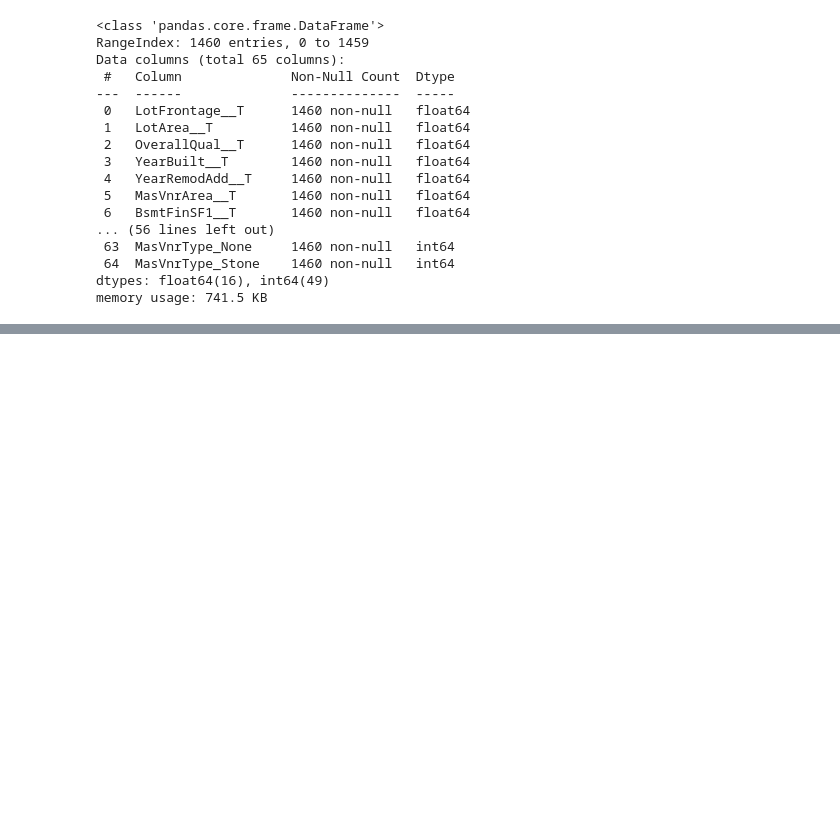
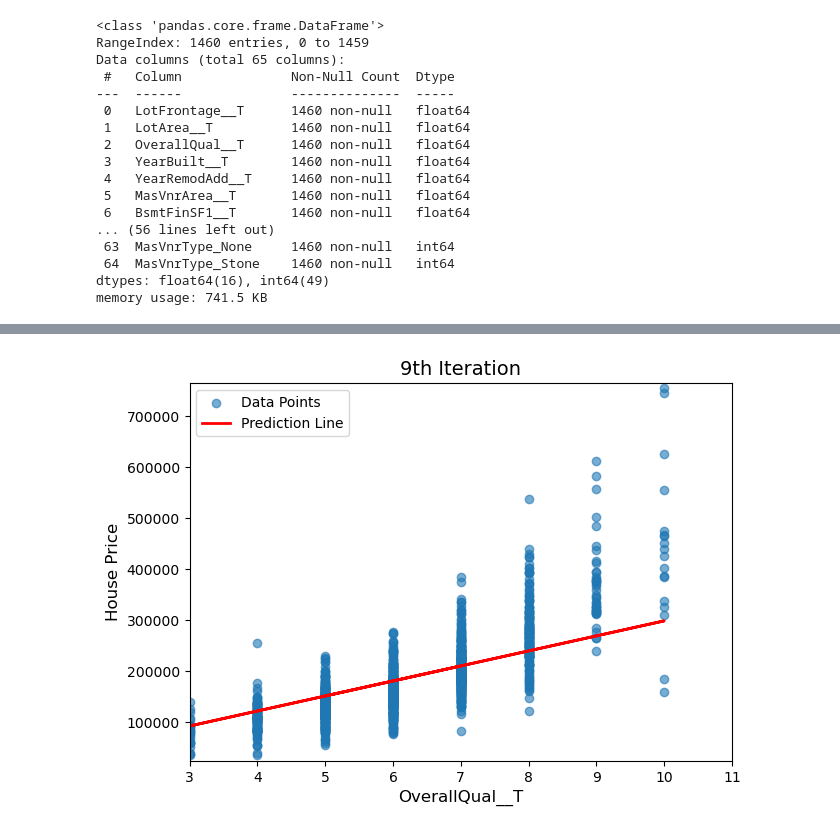
Before and after one commit to Singh-Sandeep-R/Linear_regression_demo, a Jupyter notebook: transf_modelfit/1.linear_regression.ipynb, the cells around one changed output, grey strips where cells are left out. Saved outputs shown, nothing was run; the diff lists cells and outputs as text; code cells hidden in the pictures; blank space fills up the shorter version.

Commit message:
Added the normal equation solution to the linear regression & added animation for gradient descent

```diff
--- a/transf_modelfit/1.linear_regression.ipynb
+++ b/transf_modelfit/1.linear_regression.ipynb
@@ -144,0 +194,53 @@ y_pred_test = model.predict(X_const)
+# %%
+var = 'OverallQual__T'
+alpha = 0.01
+X = np.array(data[[var]])
+X = np.insert(X, 0, 1, axis=1)
+theta = np.zeros((X.shape[1], 1))
+Y = data[target].values.reshape(-1, 1)
+# %%
+iter =1000
+theta_list = []
+theta_list.append(theta)
+for i in range(iter):
+    m = 1460 ### Number of rows in the dat
+    theta = gradient_descent(X,Y,theta)
+    ## save the theta values in a list for animation
+    theta_list.append(theta)
+# %%
+# Set up high-resolution figure
+fig, ax = plt.subplots(figsize=(7, 5), dpi=100)  # Increased DPI for sharper text
+
+# Plot the actual data points
+ax.scatter(X[:, 1], Y, label='Data Points', alpha=0.6)
+
+# Set axis labels and title
+ax.set_xlabel(var, fontsize=12)
+ax.set_ylabel('House Price', fontsize=12)
+ax.set_title('Gradient Descent Animation', fontsize=14)
+
+# Set axis limits with padding
+ax.set_xlim(X[:, 1].min(), X[:, 1].max()+1)
+ax.set_ylim(Y.min() - 10000, Y.max() + 10000)
+
+# Create the prediction line (initially empty)
+line, = ax.plot([], [], color='red', label='Prediction Line', linewidth=2)
+
+# Add legend
+ax.legend()
+
+# Define the animation function
+def animate(i):
+    theta = theta_list[i]
+    y_val = X @ theta
+    line.set_data(X[:, 1], y_val)
+    ax.set_title(f"{i}th Iteration", fontsize=14)
+    return line,
+
+# Create the animation
+anim = FuncAnimation(fig, animate, frames=np.arange(0, 10), interval=500)
+
+# Convert to HTML video for Jupyter display
+video = anim.to_html5_video()
+HTML(video)
+# %% [output]
@@ -144,0 +248 @@ y_pred_test = model.predict(X_const)
+[figure, added]
```
Also changed, not shown: parts of 27 cells of this notebook, 3 other files.
